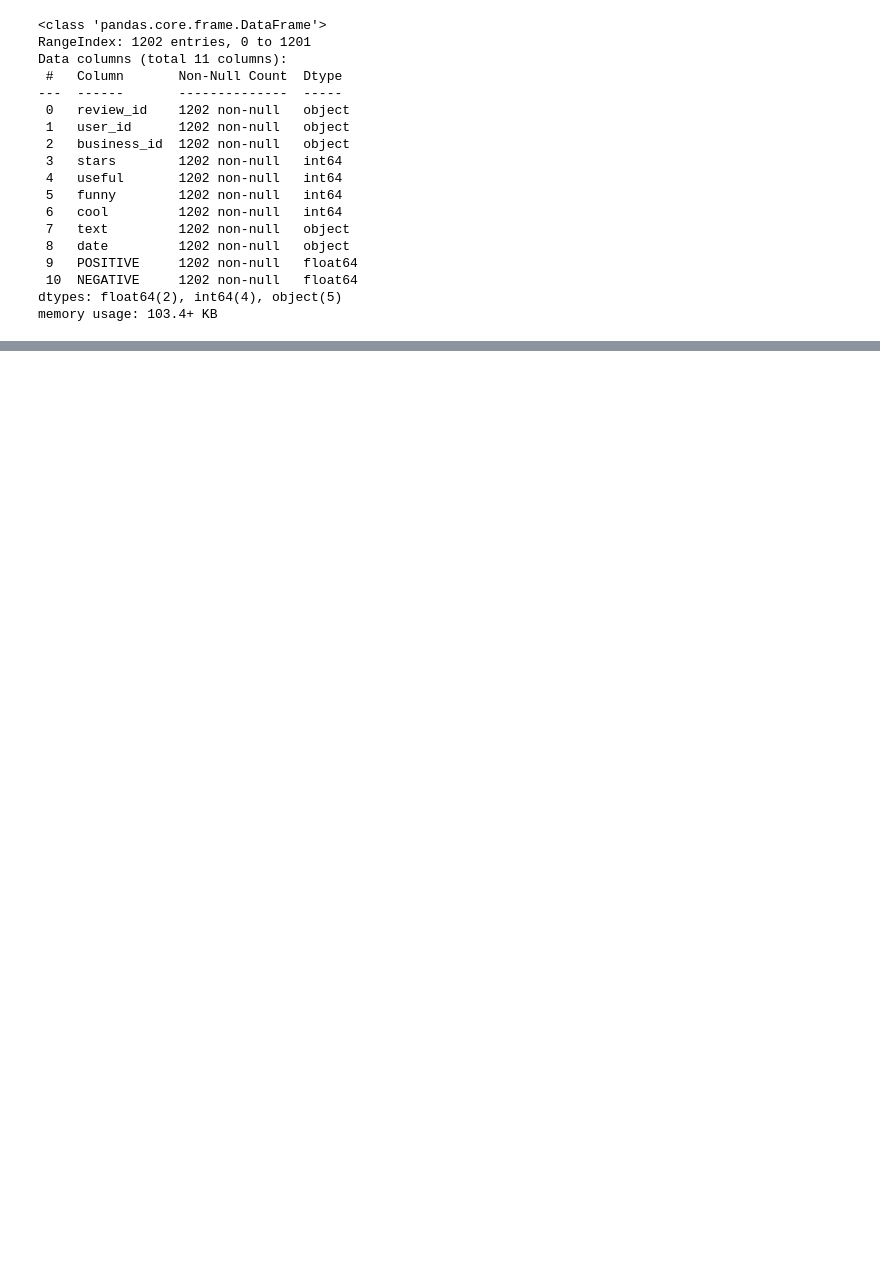
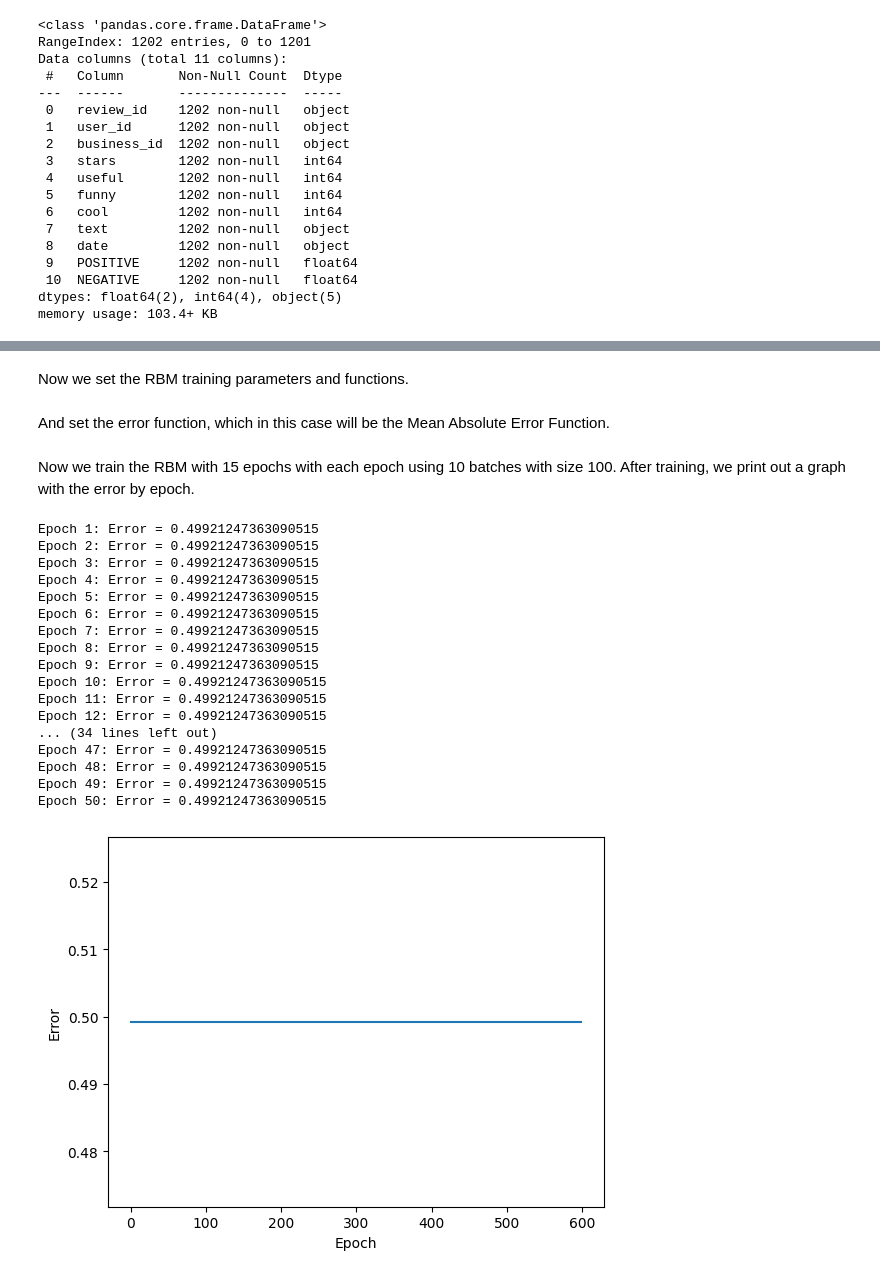
Before and after one commit to uribalb/PlacesRecommender, a Jupyter notebook: EDA_DP/YelpUsersRestaurants.ipynb, the cells around one changed output, grey strips where cells are left out. Drawn from its saved outputs; the diff is of its cells as text; code cells hidden in the pictures; blank space fills up the shorter version.

```diff
--- a/EDA_DP/YelpUsersRestaurants.ipynb
+++ b/EDA_DP/YelpUsersRestaurants.ipynb
@@ -75,0 +180,67 @@ memory usage: 103.4+ KB
+# %% [markdown]
+Now we set the RBM training parameters and functions.
+# %%
+# Learning rate
+alpha = 1e-4
+
+# Contrastive Divergence
+w_pos_grad = tf.matmul(tf.transpose(v0), h0)
+w_neg_grad = tf.matmul(tf.transpose(v1), h1)
+CD = (w_pos_grad - w_neg_grad) / tf.cast(tf.shape(v0)[0], tf.float32)
+
+# Update rules
+update_w = W + alpha * CD
+update_vb = vb + alpha * tf.reduce_mean(v0 - v1, axis=0)
+update_hb = hb + alpha * tf.reduce_mean(h0 - h1, axis=0)
+# %% [markdown]
+And set the error function, which in this case will be the Mean Absolute Error Function.
+# %%
+# Error calculation
+err = v0 - v1
+err_sum = tf.reduce_mean(err * err)
+# %% [markdown]
+Now we train the RBM with 15 epochs with each epoch using 10 batches with size 100. After training, we print out a graph with the error by epoch.
+# %%
+# Training loop
+epochs = 50
+batch_size = 100
+errors = []
+for epoch in range(epochs):
+    for start in range(0, len(trX), batch_size):
+        end = min(start + batch_size, len(trX))
+        batch = trX[start:end]
+
+        # Update weights and biases using eager execution
+        W.assign(update_w)
+        vb.assign(update_vb)
+        hb.assign(update_hb)
+
+
+        errors.append(err_sum.numpy())
+
+    print(f"Epoch {epoch+1}: Error = {errors[-1]}")
+
+# Plot errors
+plt.plot(errors)
+plt.ylabel('Error')
+plt.xlabel('Epoch')
+plt.show()
+# %% [output]
+Epoch 1: Error = 0.49921247363090515
+Epoch 2: Error = 0.49921247363090515
+Epoch 3: Error = 0.49921247363090515
+Epoch 4: Error = 0.49921247363090515
+Epoch 5: Error = 0.49921247363090515
+Epoch 6: Error = 0.49921247363090515
+Epoch 7: Error = 0.49921247363090515
+Epoch 8: Error = 0.49921247363090515
+Epoch 9: Error = 0.49921247363090515
+Epoch 10: Error = 0.49921247363090515
+Epoch 11: Error = 0.49921247363090515
+Epoch 12: Error = 0.49921247363090515
+... (34 lines left out)
+Epoch 47: Error = 0.49921247363090515
+Epoch 48: Error = 0.49921247363090515
+Epoch 49: Error = 0.49921247363090515
+Epoch 50: Error = 0.49921247363090515
+[figure, added]
```
Also changed, not shown: parts of 44 cells of this notebook.
